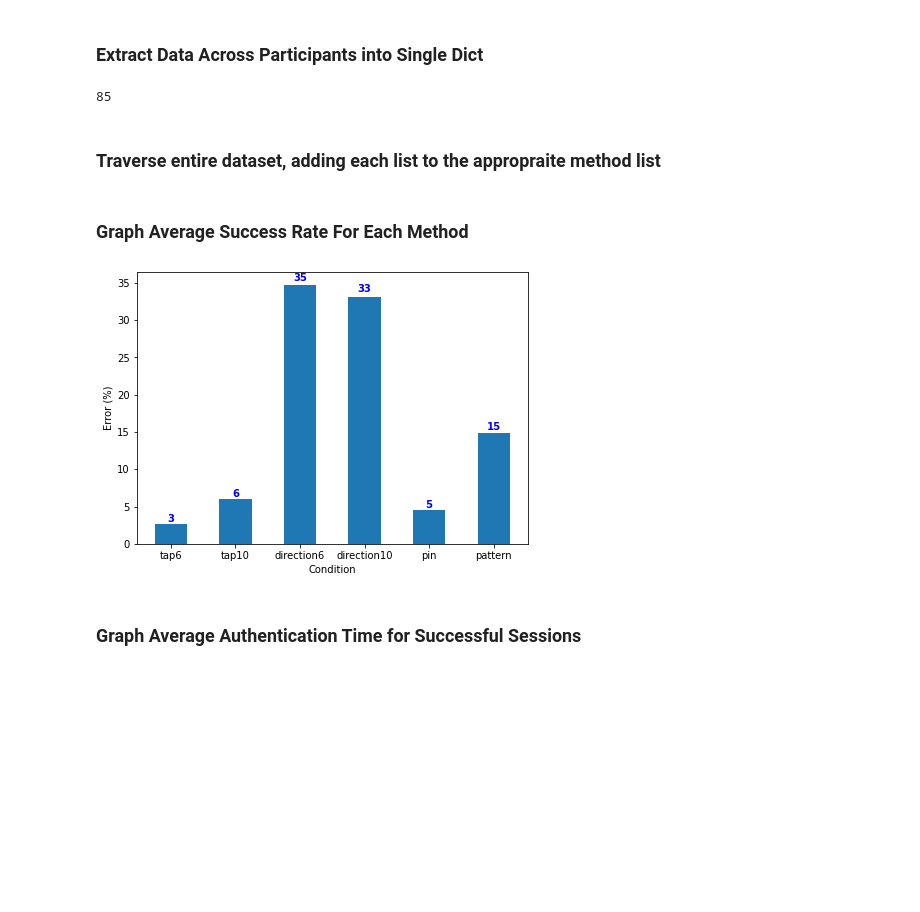
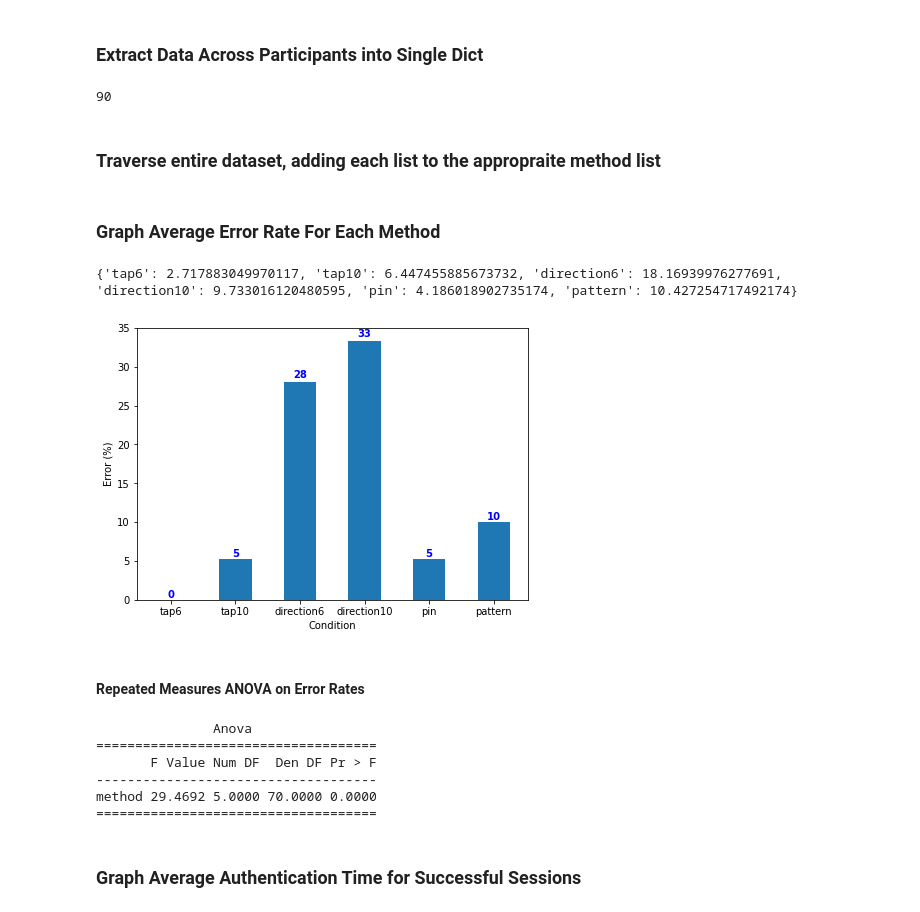
Before and after one commit to MarcElrick/CombinationLock, a Jupyter notebook: analysis.ipynb, the cells around one changed output. Drawn from its saved outputs; the diff is of its cells as text; code cells hidden in the pictures; blank space fills up the shorter version.

```diff
--- a/analysis.ipynb
+++ b/analysis.ipynb
@@ -50,13 +51,18 @@ for path in filepaths:
 # %%
 fullDict = {}
 
+for i in range(0, len(files)):
+
+    for key in files[i]:
+        for auth in files[i][key]:
+            auth['participantNo'] = i
 
 for f in files:
     fullDict = fullDict | f
 
 print(len(fullDict))
 # %% [output]
-85
+90
 # %% [markdown]
 ### Traverse entire dataset, adding each list to the appropraite method list
 # %%
@@ -87,35 +93,70 @@ for key in methodsDict:
     methodsDict[key] = list(
         filter(lambda x: x['endState'] != 'ABORTED', methodsDict[key]))
 # %% [markdown]
-### Graph Average Success Rate For Each Method
+### Graph Average Error Rate For Each Method
 # %%
-errorRates = {}
+errorRates = []
 
 
 def computeErrorRate(lst):
     errors = len(list(filter(lambda x: x['endState'] == 'FAILURE', lst)))
     return (errors / len(lst)) * 100
 
 
-for method in methodsDict:
-    errorRates[method] = computeErrorRate(methodsDict[method])
+for i in range(0, len(files)):
+    errorRates.append({})
 
+for i in range(0, len(files)):
+    for method in methodsDict:
+        errorRates[i][method] = computeErrorRate(
+            list(filter(lambda x: x['participantNo'] == i, methodsDict[method])))
+
+# Get dict with lists with all error rates.
+errs_aggregated = {}
+for method in ['tap6', 'tap10', 'direction6', 'direction10', 'pin', 'pattern']:
+    errs_aggregated[method] = []
+    for dic in errorRates:
+        errs_aggregated[method].append(dic[method])
+
+# Create dicts that map to median and standard deviation.
+errs_aggregated_med = errs_aggregated.copy()
+errs_aggregated_dev = errs_aggregated.copy()
+for key in errs_aggregated:
+    errs_aggregated_med[key] = median(errs_aggregated[key])
+    errs_aggregated_dev[key] = stdev(errs_aggregated[key])
+print(errs_aggregated_dev)
+
+x = list(errs_aggregated_med.keys())
+y = list(errs_aggregated_med.values())
 
 fig, ax = plt.subplots(figsize=(7, 5))
 ax.set_ylabel('Error (%)')
 ax.set_xlabel('Condition')
 
-x = list(errorRates.keys())
-y = list(errorRates.values())
-
-
 rects = ax.bar(x, y, 0.5)
-
 for rect in rects:
     height = rect.get_height()
     ax.text(rect.get_x() + rect.get_width()/2., 1.01*height, '%d' %
             round(height),  ha='center', va='bottom', color='blue', fontweight='bold')
 # %% [output]
+{'tap6': 2.717883049970117, 'tap10': 6.447455885673732, 'direction6': 18.16939976277691, 'direction10': 9.733016120480595, 'pin': 4.186018902735174, 'pattern': 10.427254717492174}
-[figure, old version]
+[figure, new version]
+# %% [markdown]
+#### Repeated Measures ANOVA on Error Rates
+# %%
+fileTable = []
+for method in aggregated:
+    for index, value in enumerate(aggregated[method]):
+        fileTable.append([index, method, value])
+
+df = pd.DataFrame(fileTable, columns = ['participant', 'method', 'errorRate'])
+print(AnovaRM(df,'errorRate',subject='participant', within=['method']).fit())
+# %% [output]
+               Anova
+====================================
+       F Value Num DF  Den DF Pr > F
+------------------------------------
+method 29.4692 5.0000 70.0000 0.0000
+====================================
 # %% [markdown]
 ### Graph Average Authentication Time for Successful Sessions
```
Also changed, not shown: parts of 7 cells of this notebook, 1 other file.
